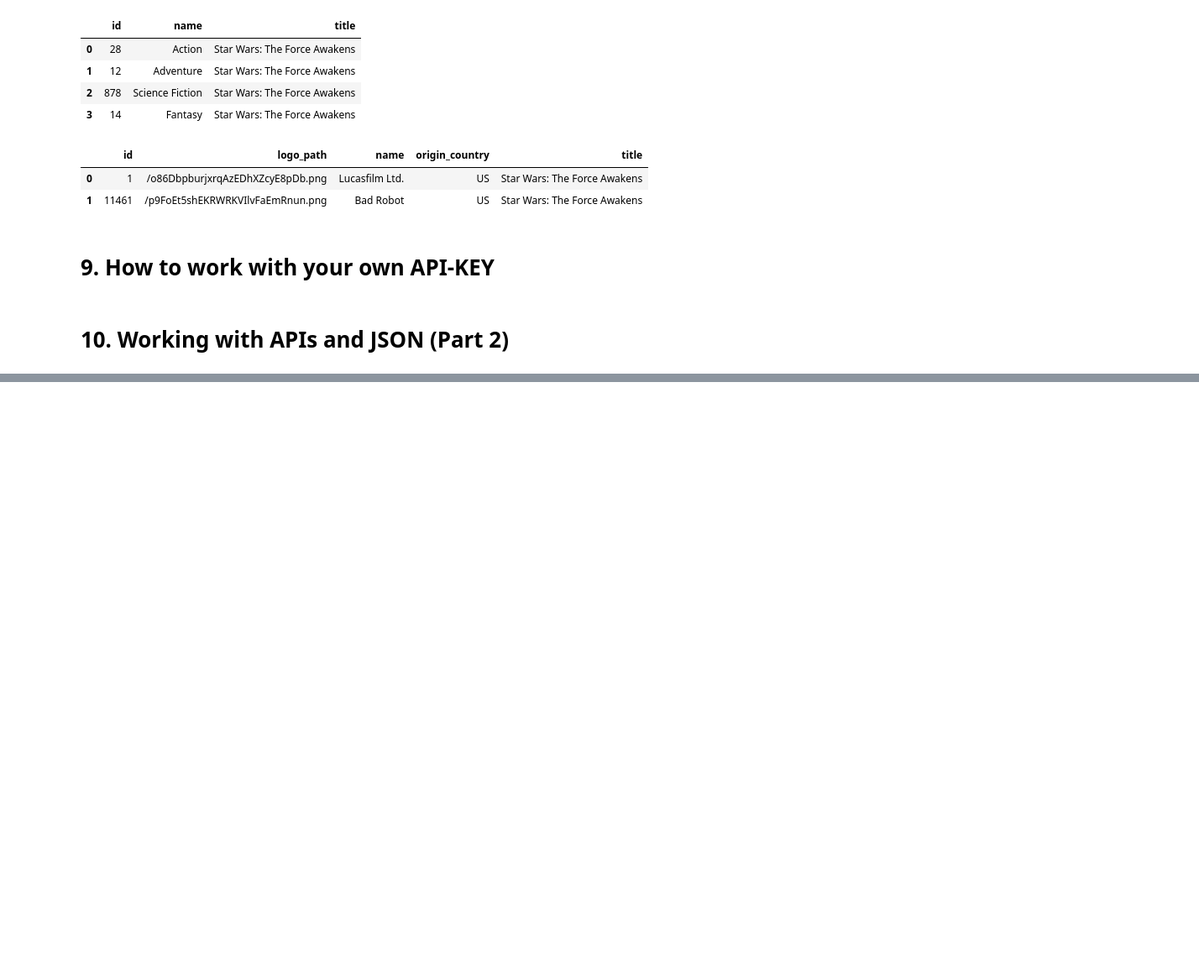
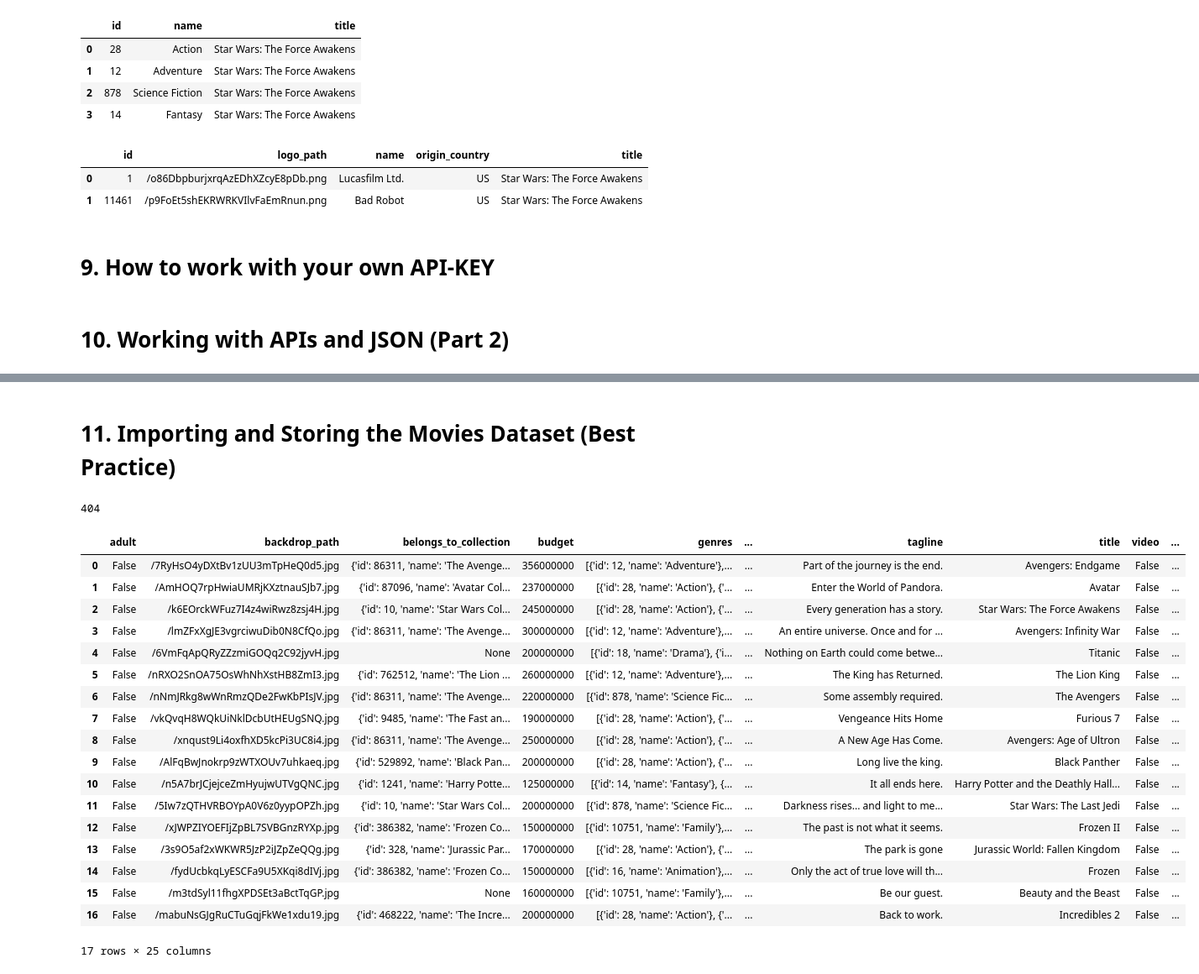
Before and after one commit to syahnetwork/Data-Science-Pandas, a Jupyter notebook: 04 Project 2 Data Import - Working with APIs and JSON (Movies Dataset).ipynb, the cells around one changed output, grey strips where cells are left out. Shown at 84% size. Saved outputs shown, nothing was run; the diff lists cells and outputs as text; code cells hidden in the pictures; blank space fills up the shorter version.

```diff
--- a/04 Project 2 Data Import - Working with APIs and JSON (Movies Dataset).ipynb
+++ b/04 Project 2 Data Import - Working with APIs and JSON (Movies Dataset).ipynb
@@ -181 +182,46 @@ pd.DataFrame(data["results"])
 20 rows × 14 columns
+# %% [markdown]
+# 11. Importing and Storing the Movies Dataset (Best Practice)
+# %%
+movie_id = [0,299534, 19995,140607, 299536, 597, 1353977,
+           420818, 24428, 168259, 99861, 284054, 12445,
+           181808, 330457, 351286, 109445, 321612, 260513]
+# %%
+basic_url = 'https://api.themoviedb.org/3/movie/{}?{}'  #two placeholders
+# %%
+json_list = [] #automate and scale with python
+for movie in movie_id:
+    url = basic_url.format(movie, api_key)
+    r = requests.get(url)
+    if r.status_code != 200:
+        continue
+    else:
+        data = r.json()
+        json_list.append(data)
+df = pd.DataFrame(json_list)
+# %%
+requests.get(basic_url.format(0, api_key)).status_code
+# %% [output]
+404
+# %%
+df
+# %% [output]
+|  | adult | backdrop_path | belongs_to_collection | budget | genres | ... | tagline | title | video | ... |
+| 0 | False | /7RyHsO4yDXtBv1zUU3mTpHeQ0d5.jpg | {'id': 86311, 'name': 'The Avenge... | 356000000 | [{'id': 12, 'name': 'Adventure'},... | ... | Part of the journey is the end. | Avengers: Endgame | False | ... |
+| 1 | False | /AmHOQ7rpHwiaUMRjKXztnauSJb7.jpg | {'id': 87096, 'name': 'Avatar Col... | 237000000 | [{'id': 28, 'name': 'Action'}, {'... | ... | Enter the World of Pandora. | Avatar | False | ... |
+| 2 | False | /k6EOrckWFuz7I4z4wiRwz8zsj4H.jpg | {'id': 10, 'name': 'Star Wars Col... | 245000000 | [{'id': 28, 'name': 'Action'}, {'... | ... | Every generation has a story. | Star Wars: The Force Awakens | False | ... |
+| 3 | False | /lmZFxXgJE3vgrciwuDib0N8CfQo.jpg | {'id': 86311, 'name': 'The Avenge... | 300000000 | [{'id': 12, 'name': 'Adventure'},... | ... | An entire universe. Once and for ... | Avengers: Infinity War | False | ... |
+| 4 | False | /6VmFqApQRyZZzmiGOQq2C92jyvH.jpg | None | 200000000 | [{'id': 18, 'name': 'Drama'}, {'i... | ... | Nothing on Earth could come betwe... | Titanic | False | ... |
+| 5 | False | /nRXO2SnOA75OsWhNhXstHB8ZmI3.jpg | {'id': 762512, 'name': 'The Lion ... | 260000000 | [{'id': 12, 'name': 'Adventure'},... | ... | The King has Returned. | The Lion King | False | ... |
+| 6 | False | /nNmJRkg8wWnRmzQDe2FwKbPIsJV.jpg | {'id': 86311, 'name': 'The Avenge... | 220000000 | [{'id': 878, 'name': 'Science Fic... | ... | Some assembly required. | The Avengers | False | ... |
+| 7 | False | /vkQvqH8WQkUiNklDcbUtHEUgSNQ.jpg | {'id': 9485, 'name': 'The Fast an... | 190000000 | [{'id': 28, 'name': 'Action'}, {'... | ... | Vengeance Hits Home | Furious 7 | False | ... |
+| 8 | False | /xnqust9Li4oxfhXD5kcPi3UC8i4.jpg | {'id': 86311, 'name': 'The Avenge... | 250000000 | [{'id': 28, 'name': 'Action'}, {'... | ... | A New Age Has Come. | Avengers: Age of Ultron | False | ... |
+| 9 | False | /AlFqBwJnokrp9zWTXOUv7uhkaeq.jpg | {'id': 529892, 'name': 'Black Pan... | 200000000 | [{'id': 28, 'name': 'Action'}, {'... | ... | Long live the king. | Black Panther | False | ... |
+| 10 | False | /n5A7brJCjejceZmHyujwUTVgQNC.jpg | {'id': 1241, 'name': 'Harry Potte... | 125000000 | [{'id': 14, 'name': 'Fantasy'}, {... | ... | It all ends here. | Harry Potter and the Deathly Hall... | False | ... |
+| 11 | False | /5Iw7zQTHVRBOYpA0V6z0yypOPZh.jpg | {'id': 10, 'name': 'Star Wars Col... | 200000000 | [{'id': 878, 'name': 'Science Fic... | ... | Darkness rises... and light to me... | Star Wars: The Last Jedi | False | ... |
+| 12 | False | /xJWPZIYOEFIjZpBL7SVBGnzRYXp.jpg | {'id': 386382, 'name': 'Frozen Co... | 150000000 | [{'id': 10751, 'name': 'Family'},... | ... | The past is not what it seems. | Frozen II | False | ... |
+| 13 | False | /3s9O5af2xWKWR5JzP2iJZpZeQQg.jpg | {'id': 328, 'name': 'Jurassic Par... | 170000000 | [{'id': 28, 'name': 'Action'}, {'... | ... | The park is gone | Jurassic World: Fallen Kingdom | False | ... |
+| 14 | False | /fydUcbkqLyESCFa9U5XKqi8dIVj.jpg | {'id': 386382, 'name': 'Frozen Co... | 150000000 | [{'id': 16, 'name': 'Animation'},... | ... | Only the act of true love will th... | Frozen | False | ... |
+| 15 | False | /m3tdSyl11fhgXPDSEt3aBctTqGP.jpg | None | 160000000 | [{'id': 10751, 'name': 'Family'},... | ... | Be our guest. | Beauty and the Beast | False | ... |
+| 16 | False | /mabuNsGJgRuCTuGqjFkWe1xdu19.jpg | {'id': 468222, 'name': 'The Incre... | 200000000 | [{'id': 28, 'name': 'Action'}, {'... | ... | Back to work. | Incredibles 2 | False | ... |
+17 rows × 25 columns
```
Also changed, not shown: parts of 19 cells of this notebook.
